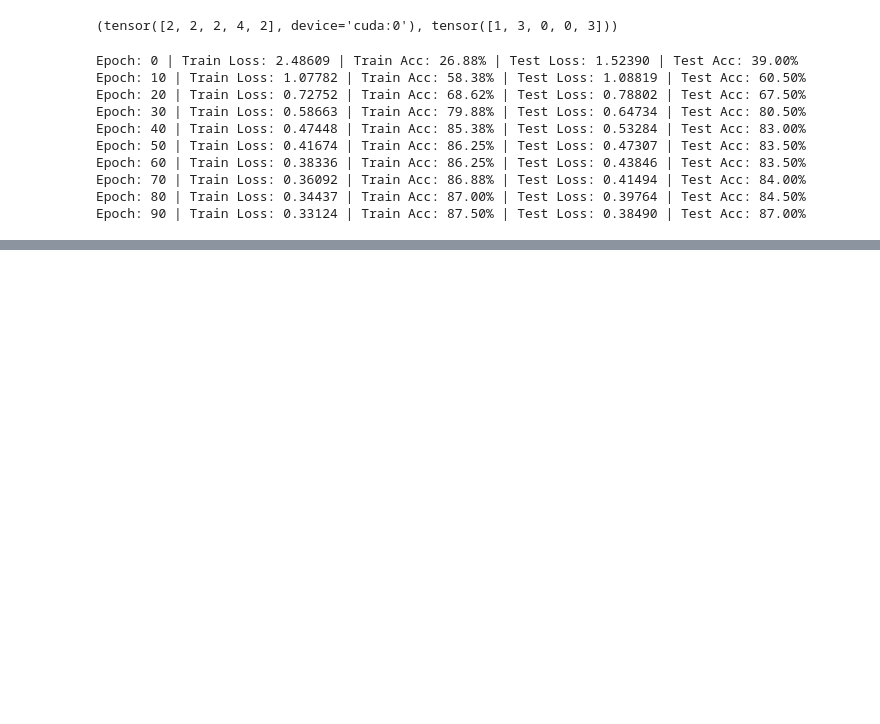
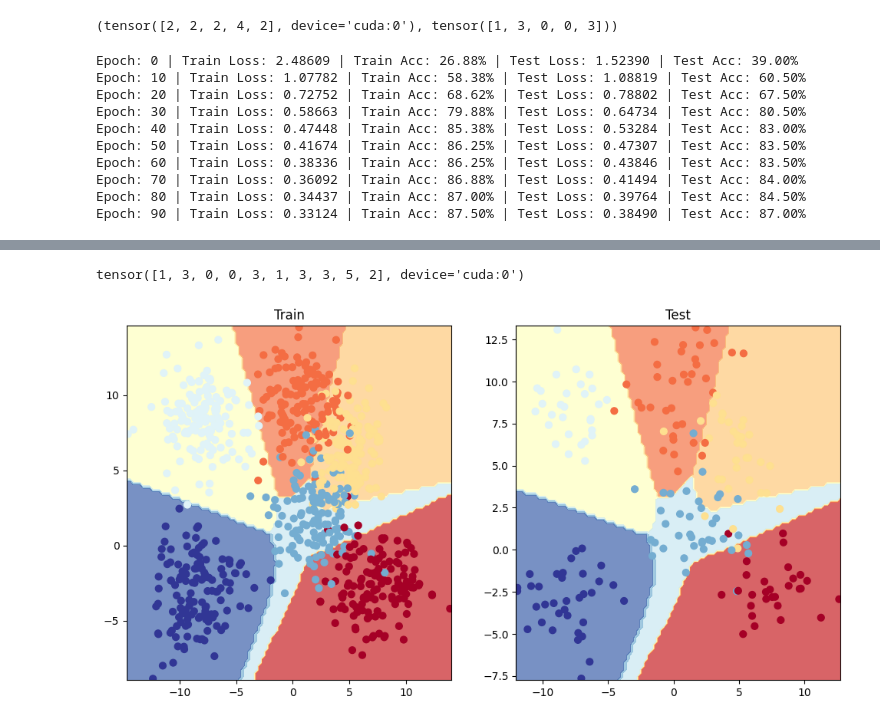
Before and after one commit to niclasDc/pytorch-course, a Jupyter notebook: PyTorch_NN_Clasificacion.ipynb, the cells around one changed output, grey strips where cells are left out. Drawn from its saved outputs; the diff is of its cells as text; code cells hidden in the pictures; blank space fills up the shorter version.

```diff
--- a/PyTorch_NN_Clasificacion.ipynb
+++ b/PyTorch_NN_Clasificacion.ipynb
@@ -896,0 +932,16 @@ Epoch: 90 | Train Loss: 0.33124 | Train Acc: 87.50% | Test Loss: 0.38490 | Test
+# %%
+y_pred_labels = torch.argmax(y_pred_probs, dim=1)
+y_pred_labels[:10]
+# %% [output]
+tensor([1, 3, 0, 0, 3, 1, 3, 3, 5, 2], device='cuda:0')
+# %%
+plt.figure(figsize=(12, 6))
+plt.subplot(1, 2, 1)
+plt.title("Train")
+plot_decision_boundary(model_blob_1, X_blob_train, y_blob_train)
+plt.subplot(1, 2, 2)
+plt.title("Test")
+plot_decision_boundary(model_blob_1, X_blob_test, y_blob_test)
+plt.show()
+# %% [output]
+[figure, added]
```
Also changed, not shown: parts of 10 cells of this notebook.
